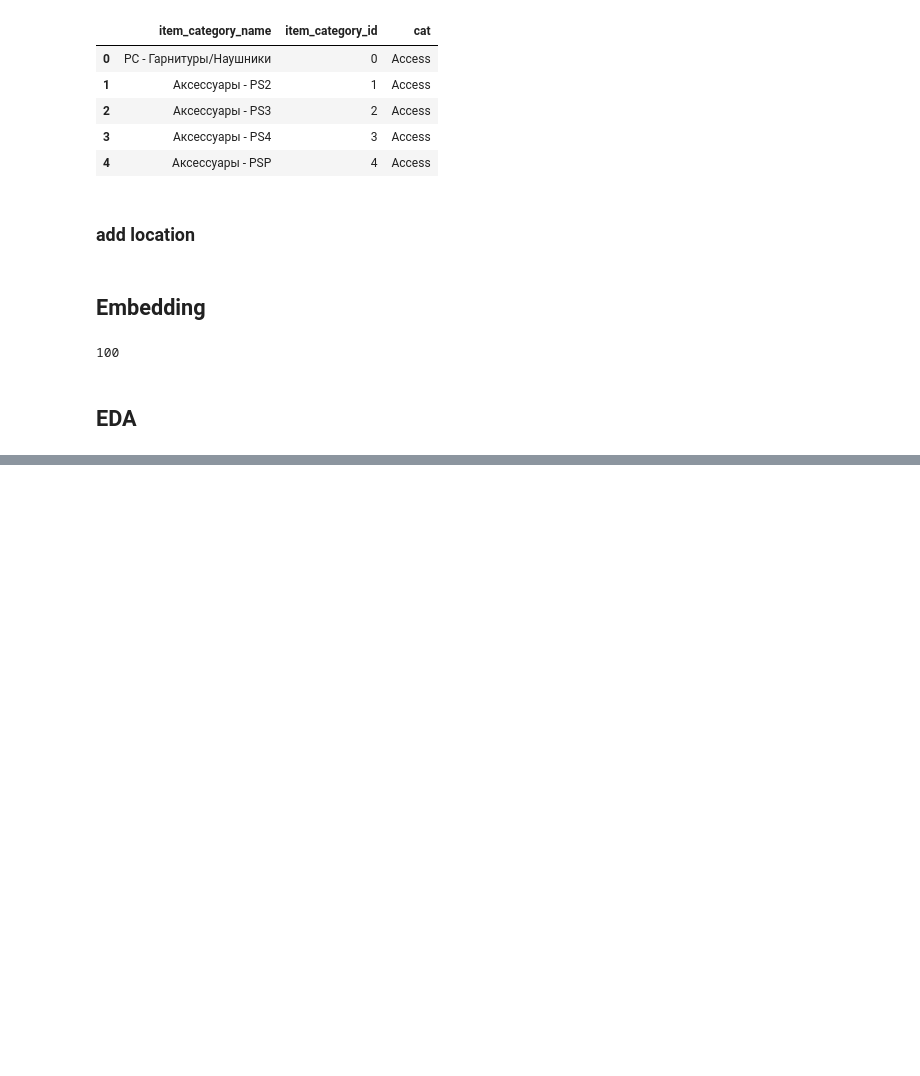
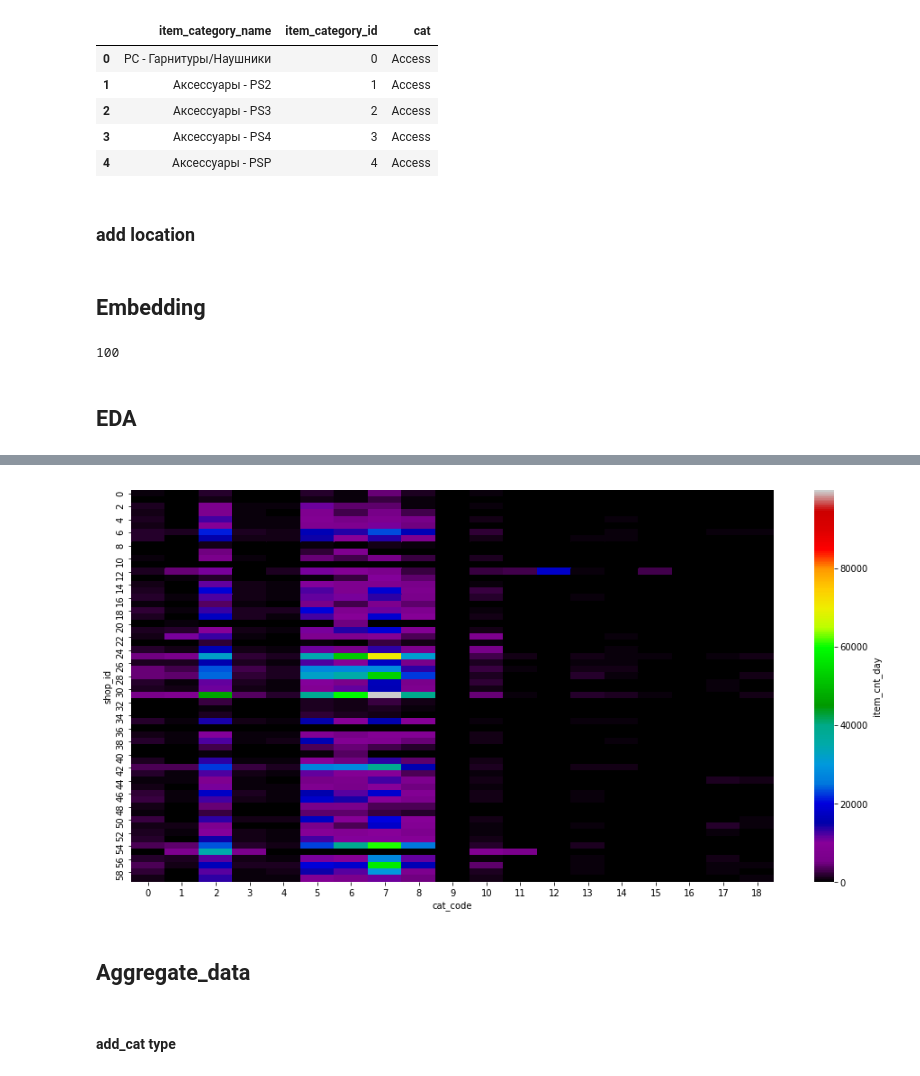
Before and after one commit to Vliseev/advanced_ml, a Jupyter notebook: competitive-data-science/FinalProject/final_project.ipynb, the cells around one changed output, grey strips where cells are left out. Saved outputs shown, nothing was run; the diff lists cells and outputs as text; code cells hidden in the pictures; blank space fills up the shorter version.

```diff
--- a/competitive-data-science/FinalProject/final_project.ipynb
+++ b/competitive-data-science/FinalProject/final_project.ipynb
@@ -116,0 +214,12 @@ A=np.array(list(map(lambda x: avg_feature_vector(x,model1.wv),items_name)))
+# %%
+agg_by_mount_trans = trans_with_cat.groupby(['shop_id','cat_code']).agg({'item_cnt_day':np.sum}).reset_index()
+# %%
+stores_hm = agg_by_mount_trans.pivot_table(index='shop_id',
+                                           columns='cat_code',
+                                           values='item_cnt_day', aggfunc=np.sum, fill_value=0)
+fig, ax = plt.subplots(figsize=(16,8))
+sns.heatmap(stores_hm, cmap='nipy_spectral', ax=ax, cbar=True, cbar_kws={'label': 'item_cnt_day'});
+# %% [output]
+[figure, added]
+# %% [markdown]
+## Aggregate_data
@@ -116,0 +243,2 @@ A=np.array(list(map(lambda x: avg_feature_vector(x,model1.wv),items_name)))
+# %% [markdown]
+####  add_cat type
```
Also changed, not shown: parts of 32 cells of this notebook.
